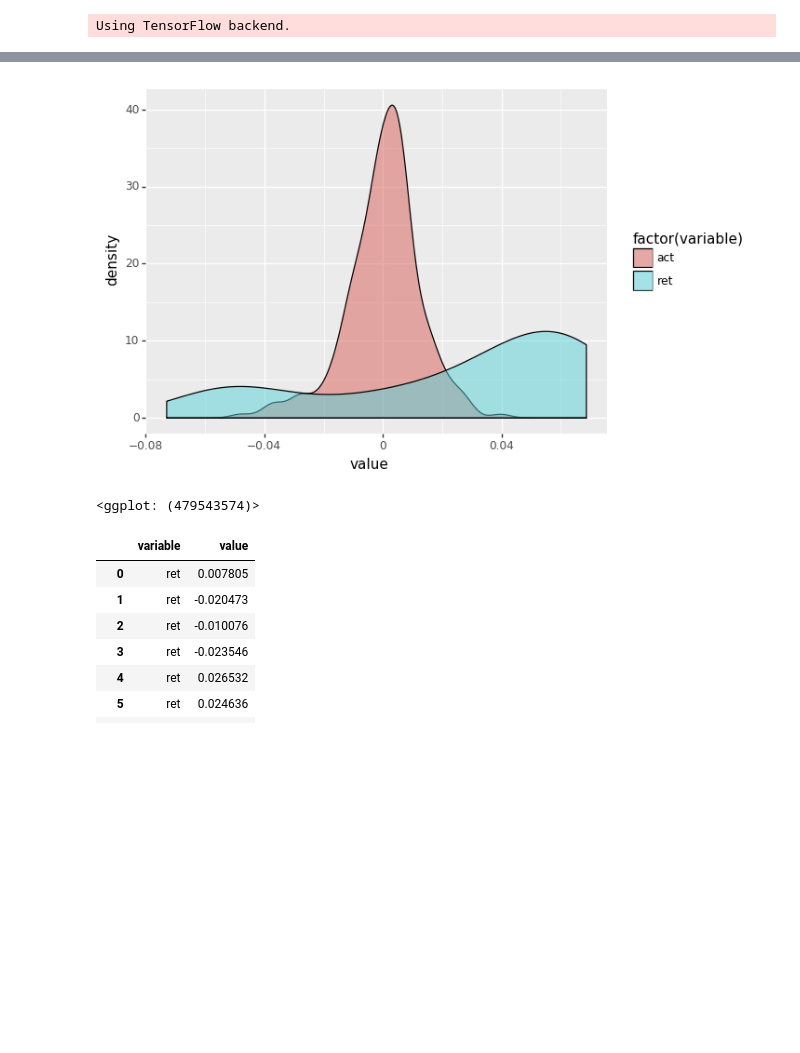
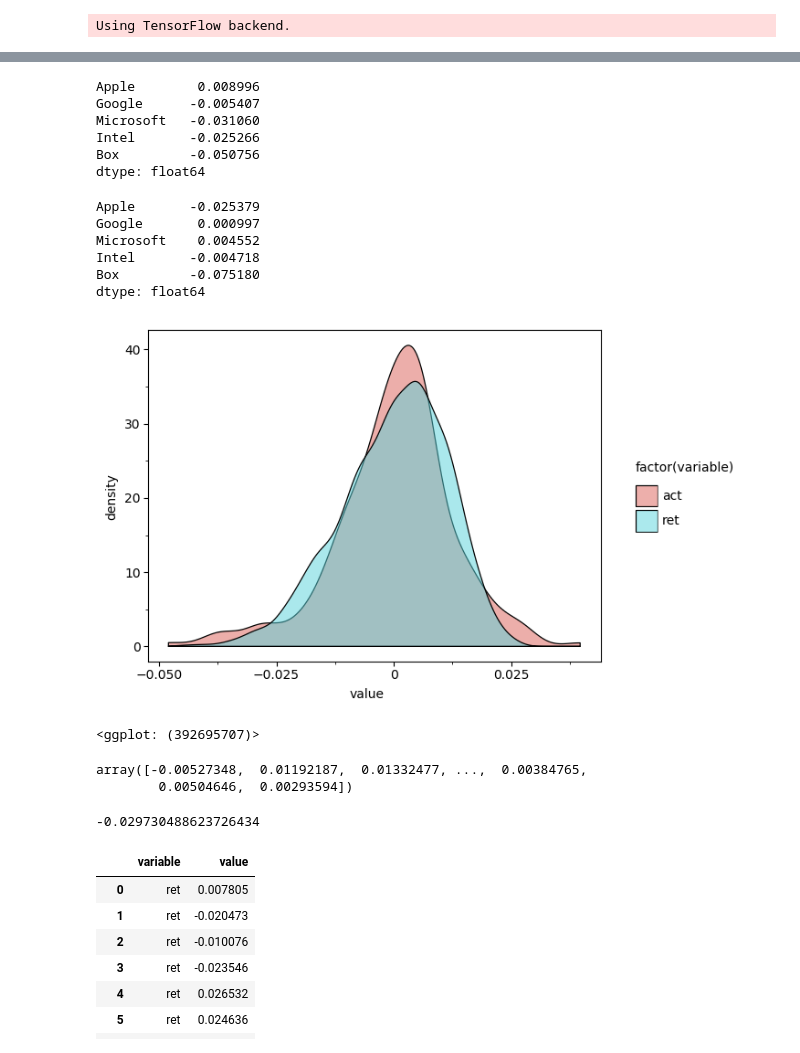
Before and after one commit to hamaadshah/market_risk_gan_tensorflow, a Jupyter notebook: Python/market_risk.ipynb, the cells around one changed output, grey strips where cells are left out. Cells and saved outputs as stored; diff of their text form; code cells hidden in the pictures; blank space fills up the shorter version.

```diff
--- a/Python/market_risk.ipynb
+++ b/Python/market_risk.ipynb
@@ -891,0 +891,6 @@ ret_data = pd.read_csv(filepath_or_buffer="../R/ret_data.csv")
+# %%
+ret_data = pd.read_csv(filepath_or_buffer="../R/ret_data.csv")
+mean = ret_data.apply(func=np.mean, axis=0)
+ret_data -= mean
+std = ret_data.apply(func=np.std, axis=0)
+ret_data /= std
@@ -1034,8 +1049,11 @@ class BiGAN(BaseEstimator,
         encoder_model = Dense(units=100)(encoder_input)
         encoder_model = LeakyReLU(alpha=0.2)(encoder_model)
         encoder_model = BatchNormalization(momentum=0.8)(encoder_model)
+        encoder_model = Dense(units=100)(encoder_input)
+        encoder_model = LeakyReLU(alpha=0.2)(encoder_model)
 
         encoder_output = Dense(units=self.z_size)(encoder_model)
+
         self.feature_extractor = Model(encoder_input, encoder_output)
 
         return Model(encoder_input, encoder_output)
@@ -1044,11 +1062,14 @@ class BiGAN(BaseEstimator,
         # We will map z, a latent vector, to continuous returns data space (..., 5).
         latent = Input(shape=(self.z_size,))
 
-        # This produces a (..., 10) shaped tensor.
+        # This produces a (..., 100) shaped tensor.
         generator_model = Dense(units=100, activation="elu")(latent)
         generator_model = BatchNormalization()(generator_model)
+        generator_model = Dropout(0.5)(generator_model)
         generator_model = Dense(units=100, activation="elu")(generator_model)
         generator_model = BatchNormalization()(generator_model)
+        generator_model = Dropout(0.5)(generator_model)
+        generator_model = Dense(units=100, activation="elu")(generator_model)
 
         generator_output = Dense(units=5, activation="linear")(generator_model)
 
@@ -1067,10 +1088,10 @@ class BiGAN(BaseEstimator,
 
         return Model([z, ret_data], discriminator_output)
 # %%
-z_size = 1
+z_size = 100
 bigan = BiGAN(z_size=z_size,
-              batch_size=10,
-              iterations=5000)
+              batch_size=25,
+              iterations=10000)
 
 bigan.fit(X=ret_data)
 # %% [output]
@@ -1088,23 +1116,55 @@ BiGAN(batch_size=10, iterations=1000, z_size=1)
+# %%
+(bigan.generator.predict(x=np.array([xi]))[0] * std) + mean
+# %% [output]
+Apple        0.008996
+Google      -0.005407
+Microsoft   -0.031060
+Intel       -0.025266
+Box         -0.050756
+dtype: float64
+# %%
+ret_data.iloc[0] * std + mean
+# %% [output]
+Apple       -0.025379
+Google       0.000997
+Microsoft    0.004552
+Intel       -0.004718
+Box         -0.075180
+dtype: float64
 # %%
-n_sim = 100
+n_sim = 5000
 noise = np.random.uniform(low=-1.0, high=1.0, size=(n_sim, z_size))
 x = np.zeros((n_sim, 5))
 x_mean = np.zeros(n_sim)
 for i, xi in enumerate(noise):
-    x[i, :] = bigan.generator.predict(x=np.array([xi]))
+    x[i, :] = (bigan.generator.predict(x=np.array([xi]))[0] * std) + mean
     x_mean[i] = np.average(a=x[i, :])
 
 act_mean = np.zeros(251)
 for i in range(251):
-    act_mean[i] = np.average(a=ret_data.iloc[i])
+    act_mean[i] = np.average(a=(ret_data.iloc[i] * std) + mean)
 
-plot = ggplot(pd.melt(pd.concat([pd.DataFrame(x_mean, columns=["ret"]).reset_index(drop=True), pd.DataFrame(act_mean, columns=["act"]).reset_index(drop=True)], axis=1))) + \
-geom_density(aes(x="value", fill = "factor(variable)"), alpha=0.5, color="black")
+plot = ggplot(pd.melt(pd.concat([pd.DataFrame(x_mean, columns=["ret"]).reset_index(drop=True),
+                                 pd.DataFrame(act_mean, columns=["act"]).reset_index(drop=True)],
+                                axis=1))) + \
+geom_density(aes(x="value",
+                 fill = "factor(variable)"),
+             alpha=0.5,
+             color="black") + \
 theme_matplotlib()
 print(plot)
 # %% [output]
-[figure, old version]
+[figure, new version]
-<ggplot: (479543574)>
+<ggplot: (392695707)>
+# %%
+x_mean
+# %% [output]
+array([-0.00527348,  0.01192187,  0.01332477, ...,  0.00384765,
+        0.00504646,  0.00293594])
+# %%
+np.percentile(a=x_mean, axis=0, q=1)
+# %% [output]
+-0.029730488623726434
 # %%
 pd.melt(pd.concat([pd.DataFrame(x_mean, columns=["ret"]).reset_index(drop=True), pd.DataFrame(act_mean, columns=["act"]).reset_index(drop=True)], axis=1))
 # %% [output]
```
Also changed, not shown: parts of 5 cells of this notebook.
